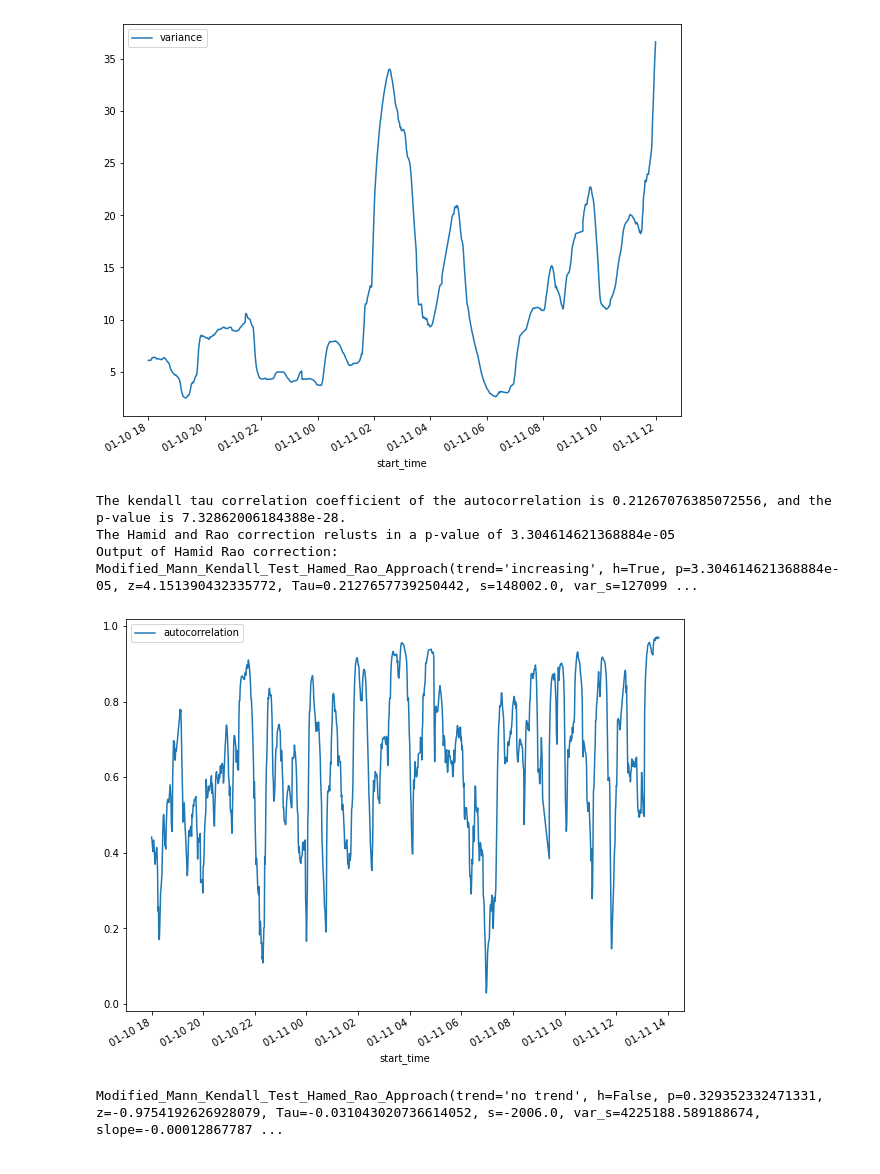
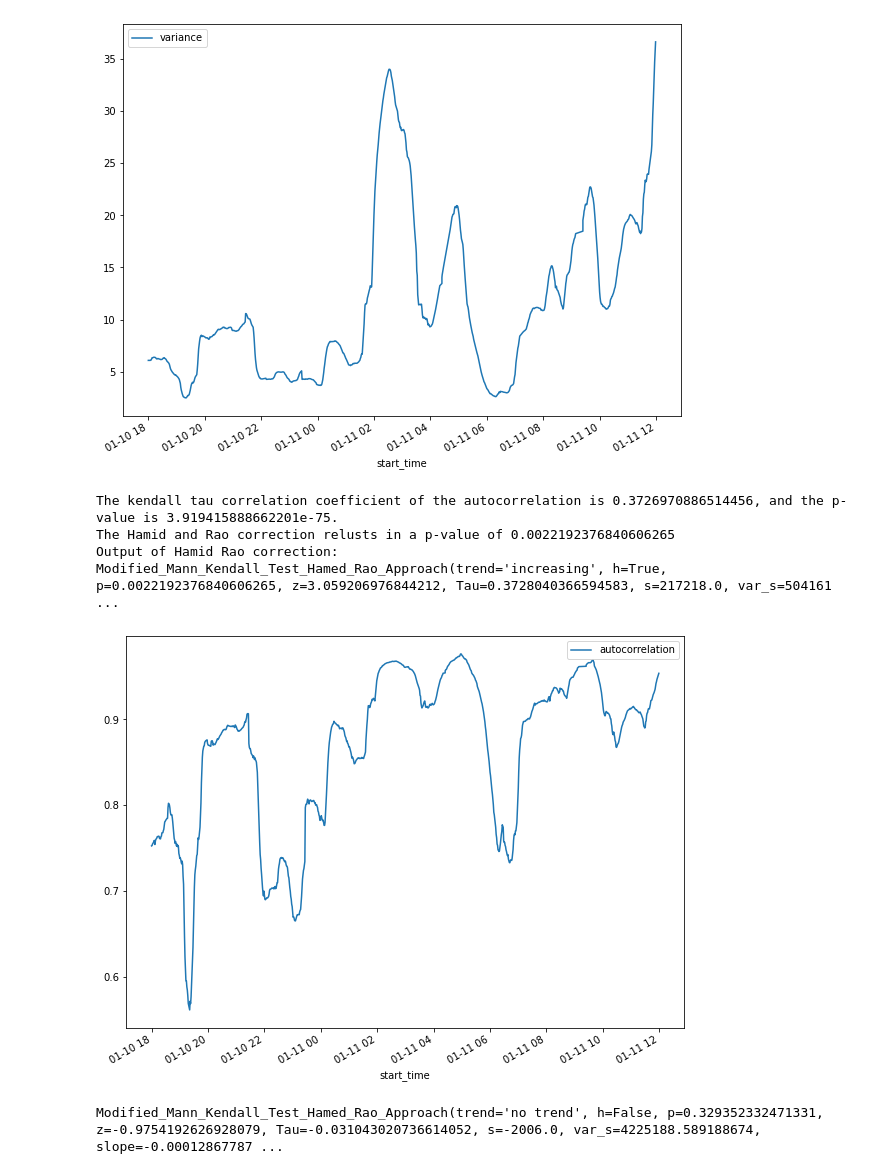
Before and after one commit to l-khali/old_In2Research, a Jupyter notebook: PC-0192_analysis.ipynb, the cells around one changed output. Drawn from its saved outputs; the diff is of its cells as text; code cells hidden in the pictures.

```diff
--- a/PC-0192_analysis.ipynb
+++ b/PC-0192_analysis.ipynb
@@ -192,7 +192,7 @@ PC_0192_mean
 # TypeError: no numeric data to plot
 # %%
 index_1 = PC_0192_extubated.record_date_time.searchsorted(PC_0192_extubated['record_date_time'].iloc[0] + timedelta(minutes=k))
-index_2 = PC_0192_extubated.record_date_time.searchsorted(PC_0192_extubated['record_date_time'].iloc[0] + timedelta(minutes=10+k))
+index_2 = PC_0192_extubated.record_date_time.searchsorted(PC_0192_extubated['record_date_time'].iloc[0] + timedelta(minutes=540+k))
 
 mean = PC_0192_extubated['num_value'][index_1:index_2].mean()
 mean
@@ -498,12 +539,12 @@ def rolling_autocorrelation(data, time):
     print(f"The Hamid and Rao correction relusts in a p-value of {mk.hamed_rao_modification_test(df['autocorrelation'])[2]}")
     print(f"Output of Hamid Rao correction: {mk.hamed_rao_modification_test(df['autocorrelation'])}")
 # %%
-rolling_autocorrelation(PC_0192_extubated, 20)
+rolling_autocorrelation(PC_0192_extubated, 120)
 # %% [output]
-The kendall tau correlation coefficient of the autocorrelation is 0.21267076385072556, and the p-value is 7.32862006184388e-28.
-The Hamid and Rao correction relusts in a p-value of 3.304614621368884e-05
-Output of Hamid Rao correction: Modified_Mann_Kendall_Test_Hamed_Rao_Approach(trend='increasing', h=True, p=3.304614621368884e-05, z=4.151390432335772, Tau=0.2127657739250442, s=148002.0, var_s=127099 ...
+The kendall tau correlation coefficient of the autocorrelation is 0.3726970886514456, and the p-value is 3.919415888662201e-75.
+The Hamid and Rao correction relusts in a p-value of 0.0022192376840606265
+Output of Hamid Rao correction: Modified_Mann_Kendall_Test_Hamed_Rao_Approach(trend='increasing', h=True, p=0.0022192376840606265, z=3.059206976844212, Tau=0.3728040366594583, s=217218.0, var_s=504161 ...
-[figure, old version]
+[figure, new version]
 # %%
 result = mk.hamed_rao_modification_test(data)
 print(result)
```
Also changed, not shown: parts of 6 cells of this notebook.
